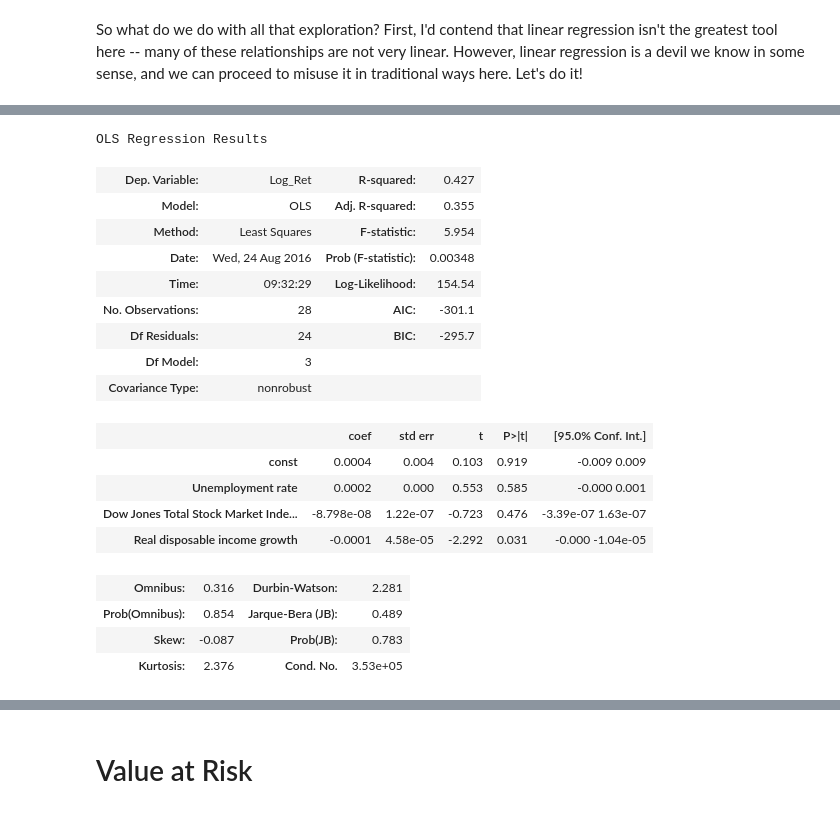
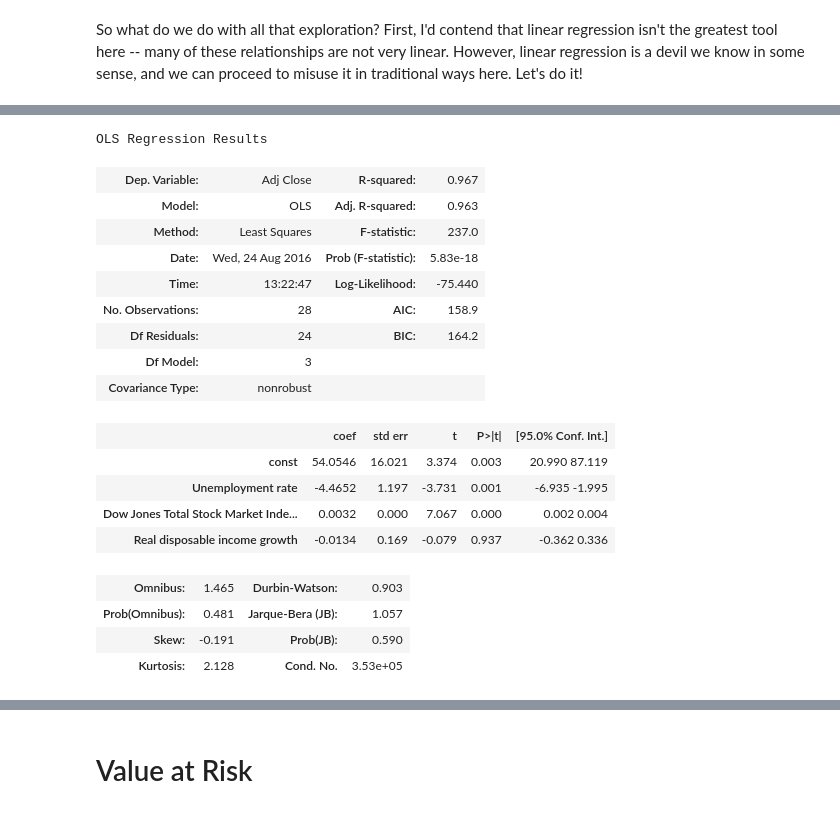
Before and after one commit to kaitai/stress-testing-with-jupyter, a Jupyter notebook: Playing with financial data and Python 3.ipynb, the cells around one changed output, grey strips where cells are left out. Cells and saved outputs as stored; diff of their text form; code cells hidden in the pictures.

```diff
--- a/Playing with financial data and Python 3.ipynb
+++ b/Playing with financial data and Python 3.ipynb
@@ -242,7 +246,7 @@ aapl['Log_Ret'] = np.log(aapl['Close'] / aapl['Close'].shift(1))
 quarterly_aapl = aapl.resample('q').mean()
 # %%
 dfx = historical_data_dom[['Unemployment rate', 'Real GDP growth', 'House Price Index (Level)', 'Dow Jones Total Stock Market Index (Level)', 'Real disposable income growth']]['2009-03-31':'2015-12-31']
-dfy = quarterly_aapl['Log_Ret']['2009-03-31':'2015-12-31']
+dfy = quarterly_aapl['Adj Close']['2009-03-31':'2015-12-31']
 dfx.index=dfy.index
 result = pd.concat([dfx,dfy], axis=1)
 result.head()
@@ -293,3 +299,14 @@ This is a pretty terrible model! Improvements to make:
 * use industry-specific variables in addition to those provided by the Fed
 
 Let's see what happens for IBM and Johnson and Johnson.
+# %%
+dfx = historical_data_dom[['Unemployment rate', 'Real GDP growth', 'House Price Index (Level)', 'Dow Jones Total Stock Market Index (Level)', 'Real disposable income growth']]['2009-03-31':'2015-12-31']
+dfy = quarterly_ibm['Adj Close']['2009-03-31':'2015-12-31']
+dfx.index=dfy.index
+result = pd.concat([dfx,dfy], axis=1)
+X = result[['Unemployment rate', 'Dow Jones Total Stock Market Index (Level)', 'Real disposable income growth']]
+y = result['Adj Close']
+X = sm.add_constant(X)
+est = sm.OLS(y, X).fit()
+
+est.summary()
@@ -296,33 +333,34 @@ Let's see what happens for IBM and Johnson and Johnson.
 # %%
-#ibm['Log_Ret'] = np.log(jnj['Close'] / jnj['Close'].shift(1))
+jnj['Log_Ret'] = np.log(jnj['Close'] / jnj['Close'].shift(1))
+quarterly_jnj = jnj.resample('q').mean()
 dfx = historical_data_dom[['Unemployment rate', 'Real GDP growth', 'House Price Index (Level)', 'Dow Jones Total Stock Market Index (Level)', 'Real disposable income growth']]['2009-03-31':'2015-12-31']
-dfy = quarterly_ibm['Log_Ret']['2009-03-31':'2015-12-31']
+dfy = quarterly_jnj['Adj Close']['2009-03-31':'2015-12-31']
 dfx.index=dfy.index
 result = pd.concat([dfx,dfy], axis=1)
 X = result[['Unemployment rate', 'Dow Jones Total Stock Market Index (Level)', 'Real disposable income growth']]
-y = result['Log_Ret']
+y = result['Adj Close']
 X = sm.add_constant(X)
 est = sm.OLS(y, X).fit()
 
 est.summary()
 # %% [output]
 OLS Regression Results
-| Dep. Variable: | Log_Ret | R-squared: | 0.427 |
-| Model: | OLS | Adj. R-squared: | 0.355 |
-| Method: | Least Squares | F-statistic: | 5.954 |
-| Date: | Wed, 24 Aug 2016 | Prob (F-statistic): | 0.00348 |
-| Time: | 09:32:29 | Log-Likelihood: | 154.54 |
-| No. Observations: | 28 | AIC: | -301.1 |
-| Df Residuals: | 24 | BIC: | -295.7 |
+| Dep. Variable: | Adj Close | R-squared: | 0.967 |
+| Model: | OLS | Adj. R-squared: | 0.963 |
+| Method: | Least Squares | F-statistic: | 237.0 |
+| Date: | Wed, 24 Aug 2016 | Prob (F-statistic): | 5.83e-18 |
+| Time: | 13:22:47 | Log-Likelihood: | -75.440 |
+| No. Observations: | 28 | AIC: | 158.9 |
+| Df Residuals: | 24 | BIC: | 164.2 |
 | Df Model: | 3 |  |  |
 | Covariance Type: | nonrobust |  |  |
 |  | coef | std err | t | P>|t| | [95.0% Conf. Int.] |
-| const | 0.0004 | 0.004 | 0.103 | 0.919 | -0.009 0.009 |
-| Unemployment rate | 0.0002 | 0.000 | 0.553 | 0.585 | -0.000 0.001 |
-| Dow Jones Total Stock Market Inde... | -8.798e-08 | 1.22e-07 | -0.723 | 0.476 | -3.39e-07 1.63e-07 |
-| Real disposable income growth | -0.0001 | 4.58e-05 | -2.292 | 0.031 | -0.000 -1.04e-05 |
+| const | 54.0546 | 16.021 | 3.374 | 0.003 | 20.990 87.119 |
+| Unemployment rate | -4.4652 | 1.197 | -3.731 | 0.001 | -6.935 -1.995 |
+| Dow Jones Total Stock Market Inde... | 0.0032 | 0.000 | 7.067 | 0.000 | 0.002 0.004 |
+| Real disposable income growth | -0.0134 | 0.169 | -0.079 | 0.937 | -0.362 0.336 |
-| Omnibus: | 0.316 | Durbin-Watson: | 2.281 |
-| Prob(Omnibus): | 0.854 | Jarque-Bera (JB): | 0.489 |
-| Skew: | -0.087 | Prob(JB): | 0.783 |
-| Kurtosis: | 2.376 | Cond. No. | 3.53e+05 |
+| Omnibus: | 1.465 | Durbin-Watson: | 0.903 |
+| Prob(Omnibus): | 0.481 | Jarque-Bera (JB): | 1.057 |
+| Skew: | -0.191 | Prob(JB): | 0.590 |
+| Kurtosis: | 2.128 | Cond. No. | 3.53e+05 |
 # %%
```
Also changed, not shown: parts of 10 cells of this notebook.
